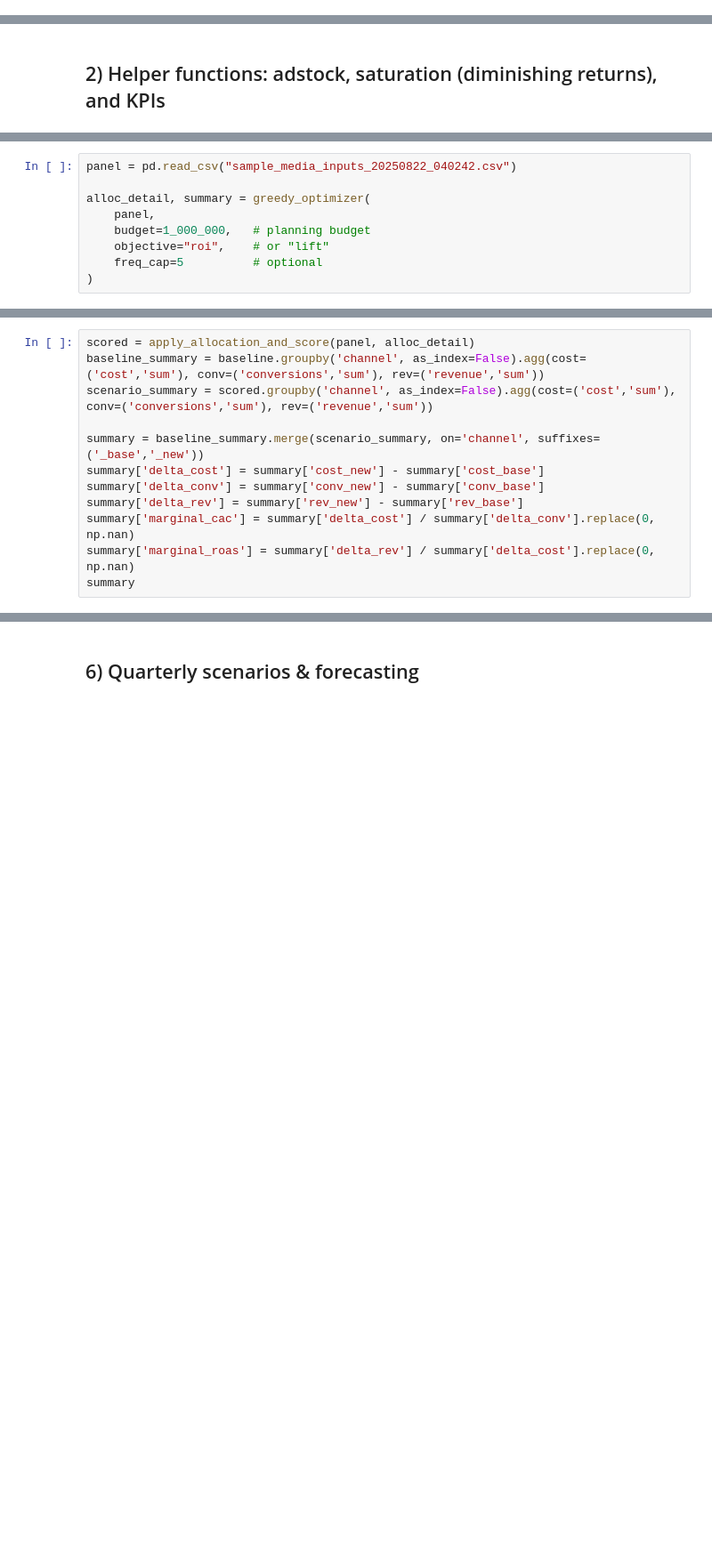
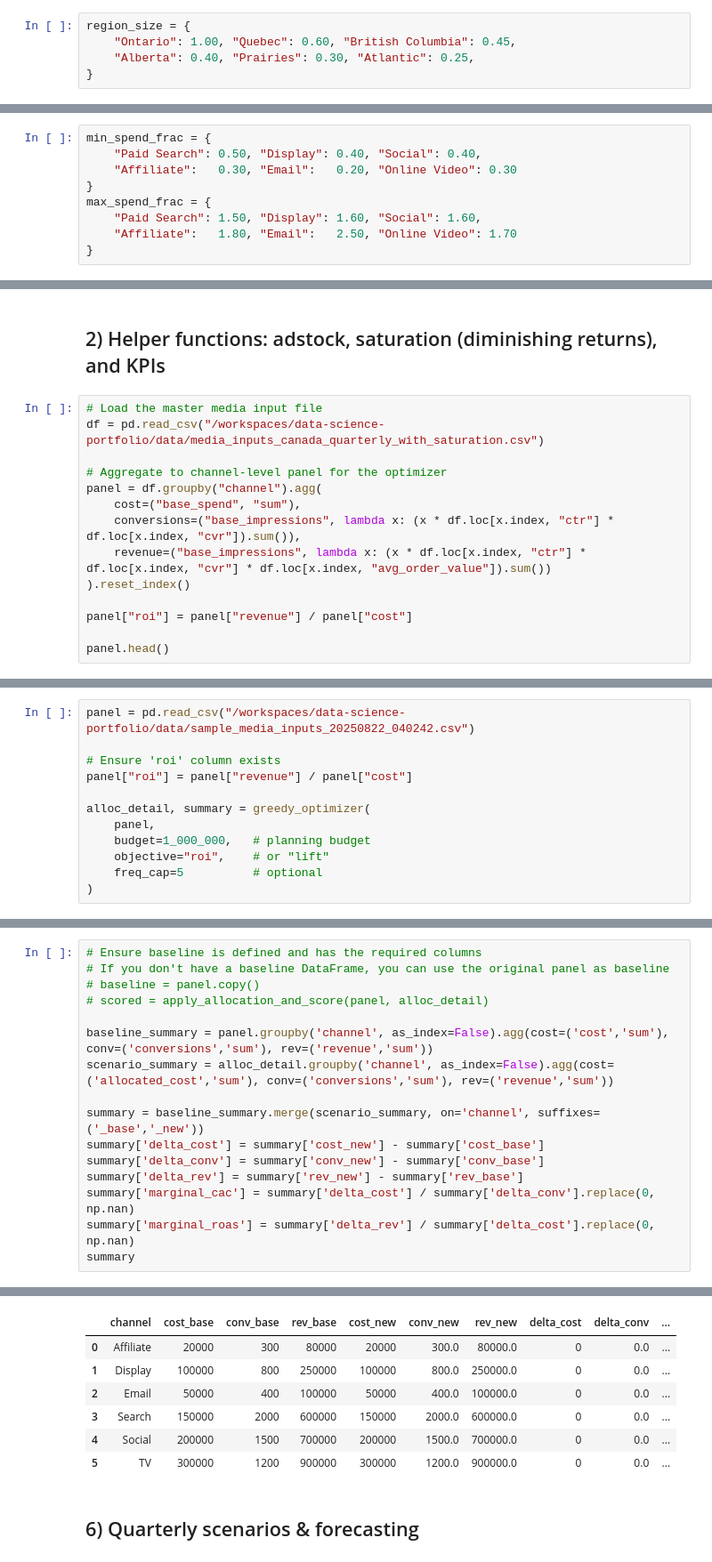
Before and after one commit to singularity-htmagarh/quantitative-finance-portfolio, a Jupyter notebook: budget_optimization.ipynb, the cells around one changed output, grey strips where cells are left out. Shown: that part at 89% size. Drawn from its saved outputs; the diff is of its cells as text; blank space fills up the shorter version.

```diff
--- a/budget_optimization.ipynb
+++ b/budget_optimization.ipynb
@@ -129,0 +374,5 @@ file_path
+# %%
+region_size = {
+    "Ontario": 1.00, "Quebec": 0.60, "British Columbia": 0.45,
+    "Alberta": 0.40, "Prairies": 0.30, "Atlantic": 0.25,
+}
@@ -129,0 +397,9 @@ file_path
+# %%
+min_spend_frac = {
+    "Paid Search": 0.50, "Display": 0.40, "Social": 0.40,
+    "Affiliate":   0.30, "Email":   0.20, "Online Video": 0.30
+}
+max_spend_frac = {
+    "Paid Search": 1.50, "Display": 1.60, "Social": 1.60,
+    "Affiliate":   1.80, "Email":   2.50, "Online Video": 1.70
+}
@@ -130,2 +494,16 @@ file_path
 # %% [markdown]
 ## 2) Helper functions: adstock, saturation (diminishing returns), and KPIs
+# %%
+# Load the master media input file
+df = pd.read_csv("/workspaces/data-science-portfolio/data/media_inputs_canada_quarterly_with_saturation.csv")
+
+# Aggregate to channel-level panel for the optimizer
+panel = df.groupby("channel").agg(
+    cost=("base_spend", "sum"),
+    conversions=("base_impressions", lambda x: (x * df.loc[x.index, "ctr"] * df.loc[x.index, "cvr"]).sum()),
+    revenue=("base_impressions", lambda x: (x * df.loc[x.index, "ctr"] * df.loc[x.index, "cvr"] * df.loc[x.index, "avg_order_value"]).sum())
+).reset_index()
+
+panel["roi"] = panel["revenue"] / panel["cost"]
+
+panel.head()
@@ -196,5 +590,8 @@ def greedy_optimizer(panel, budget, objective="roi", freq_cap=None):
 # %%
-panel = pd.read_csv("sample_media_inputs_20250822_040242.csv")
+panel = pd.read_csv("/workspaces/data-science-portfolio/data/sample_media_inputs_20250822_040242.csv")
+
+# Ensure 'roi' column exists
+panel["roi"] = panel["revenue"] / panel["cost"]
 
 alloc_detail, summary = greedy_optimizer(
     panel,
@@ -229,9 +638,13 @@ def apply_allocation_and_score(panel: pd.DataFrame, alloc_detail: pd.DataFrame)
     scored = pd.concat(outs, ignore_index=True)
     return scored
 # %%
-scored = apply_allocation_and_score(panel, alloc_detail)
-baseline_summary = baseline.groupby('channel', as_index=False).agg(cost=('cost','sum'), conv=('conversions','sum'), rev=('revenue','sum'))
-scenario_summary = scored.groupby('channel', as_index=False).agg(cost=('cost','sum'), conv=('conversions','sum'), rev=('revenue','sum'))
+# Ensure baseline is defined and has the required columns
+# If you don't have a baseline DataFrame, you can use the original panel as baseline
+# baseline = panel.copy()
+# scored = apply_allocation_and_score(panel, alloc_detail)
+
+baseline_summary = panel.groupby('channel', as_index=False).agg(cost=('cost','sum'), conv=('conversions','sum'), rev=('revenue','sum'))
+scenario_summary = alloc_detail.groupby('channel', as_index=False).agg(cost=('allocated_cost','sum'), conv=('conversions','sum'), rev=('revenue','sum'))
 
 summary = baseline_summary.merge(scenario_summary, on='channel', suffixes=('_base','_new'))
 summary['delta_cost'] = summary['cost_new'] - summary['cost_base']
@@ -245,2 +657,9 @@ NameError: name 'alloc_detail' is not defined
+|  | channel | cost_base | conv_base | rev_base | cost_new | conv_new | rev_new | delta_cost | delta_conv | ... |
+| 0 | Affiliate | 20000 | 300 | 80000 | 20000 | 300.0 | 80000.0 | 0 | 0.0 | ... |
+| 1 | Display | 100000 | 800 | 250000 | 100000 | 800.0 | 250000.0 | 0 | 0.0 | ... |
+| 2 | Email | 50000 | 400 | 100000 | 50000 | 400.0 | 100000.0 | 0 | 0.0 | ... |
+| 3 | Search | 150000 | 2000 | 600000 | 150000 | 2000.0 | 600000.0 | 0 | 0.0 | ... |
+| 4 | Social | 200000 | 1500 | 700000 | 200000 | 1500.0 | 700000.0 | 0 | 0.0 | ... |
+| 5 | TV | 300000 | 1200 | 900000 | 300000 | 1200.0 | 900000.0 | 0 | 0.0 | ... |
 # %% [markdown]
 ## 6) Quarterly scenarios & forecasting
```
Also changed, not shown: parts of 36 cells of this notebook, 4 other files.
